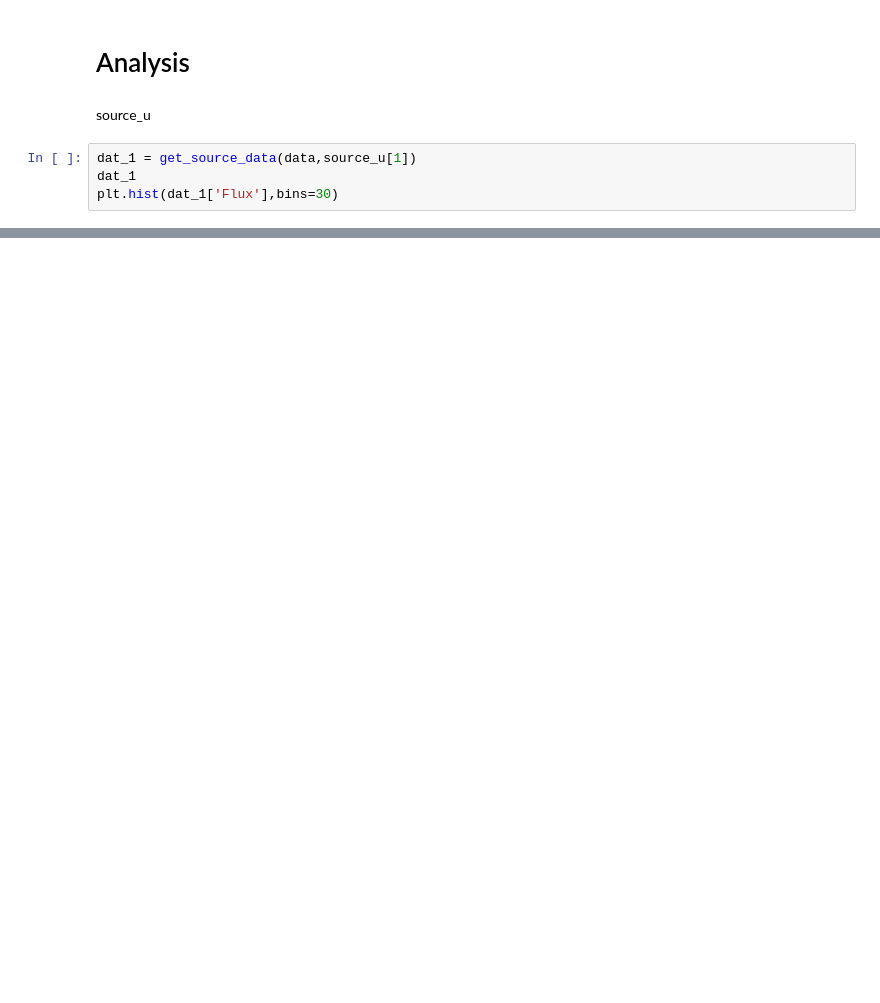
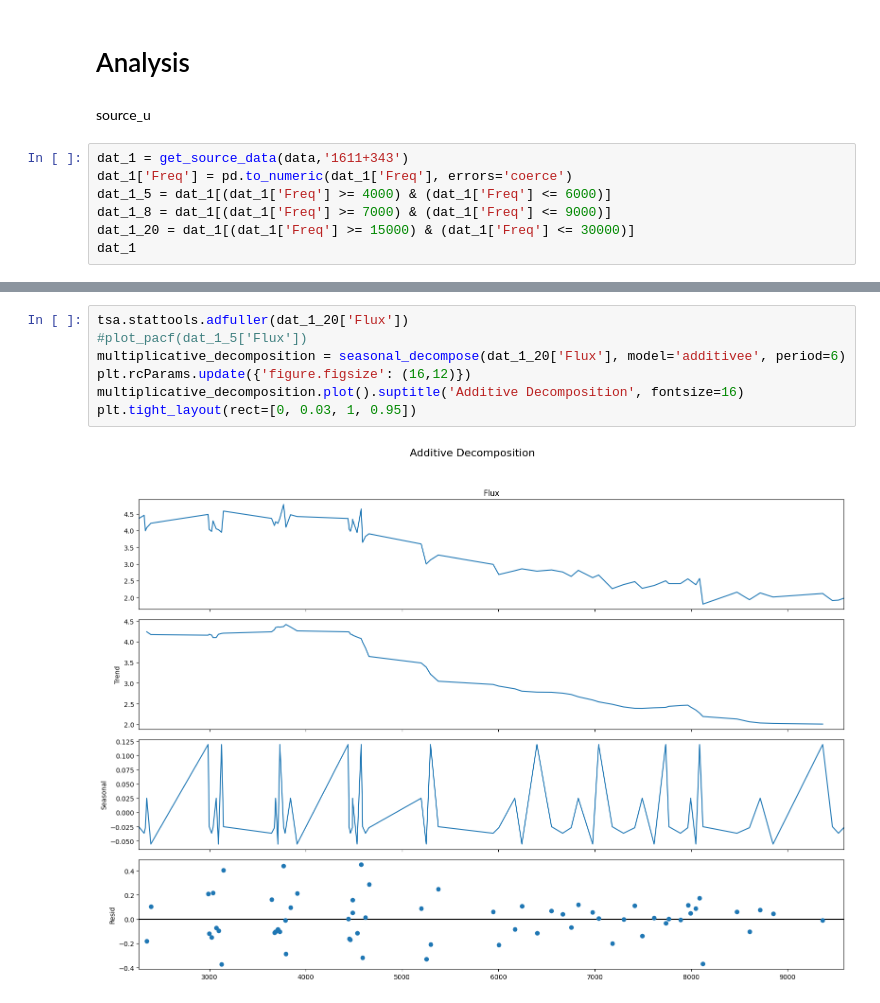
Before and after one commit to Rupal-Giri/Impfiles, a Jupyter notebook: new_data.ipynb, the cells around one changed output, grey strips where cells are left out. Drawn from its saved outputs; the diff is of its cells as text; blank space fills up the shorter version.

```diff
--- a/new_data.ipynb
+++ b/new_data.ipynb
@@ -184,7 +192,10 @@ See the caveats in the documentation: https://pandas.pydata.org/pandas-docs/stab
 # %% [markdown]
 source_u
 # %%
-dat_1 = get_source_data(data,source_u[1])
+dat_1 = get_source_data(data,'1611+343')
+dat_1['Freq'] = pd.to_numeric(dat_1['Freq'], errors='coerce')
+dat_1_5 = dat_1[(dat_1['Freq'] >= 4000) & (dat_1['Freq'] <= 6000)]
+dat_1_8 = dat_1[(dat_1['Freq'] >= 7000) & (dat_1['Freq'] <= 9000)]
+dat_1_20 = dat_1[(dat_1['Freq'] >= 15000) & (dat_1['Freq'] <= 30000)]
 dat_1
-plt.hist(dat_1['Flux'],bins=30)
 # %% [output]
@@ -199,0 +220,9 @@ plt.hist(dat_1['Flux'],bins=30)
+# %%
+tsa.stattools.adfuller(dat_1_20['Flux'])
+#plot_pacf(dat_1_5['Flux'])
+multiplicative_decomposition = seasonal_decompose(dat_1_20['Flux'], model='additivee', period=6)
+plt.rcParams.update({'figure.figsize': (16,12)})
+multiplicative_decomposition.plot().suptitle('Additive Decomposition', fontsize=16)
+plt.tight_layout(rect=[0, 0.03, 1, 0.95])
+# %% [output]
+[figure, added]
```
Also changed, not shown: parts of 10 cells of this notebook.
